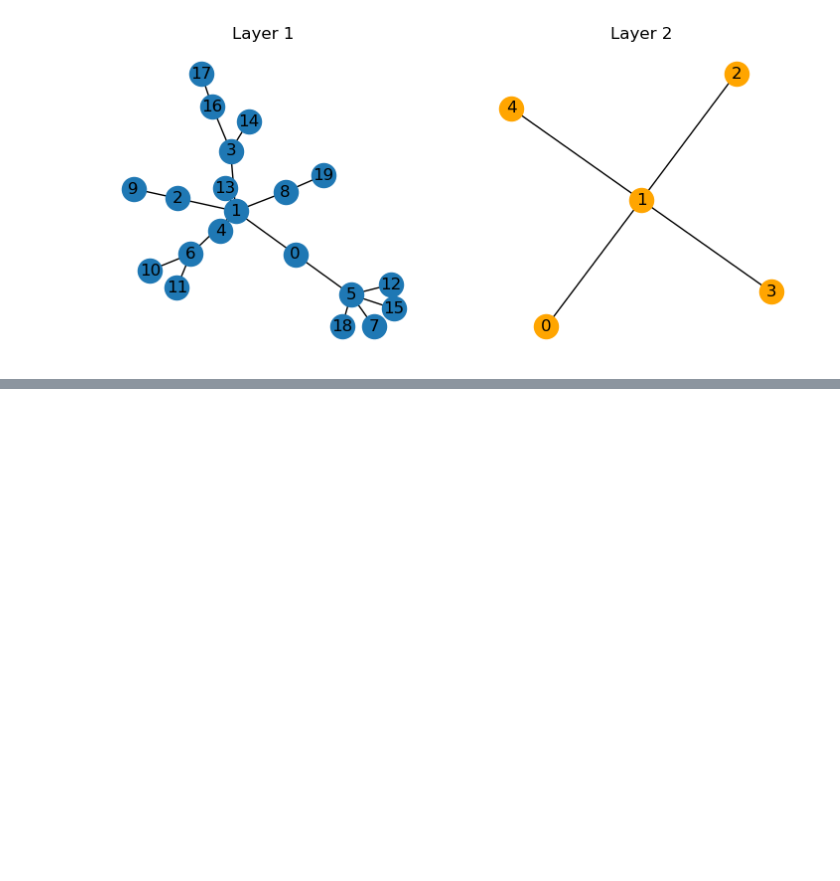
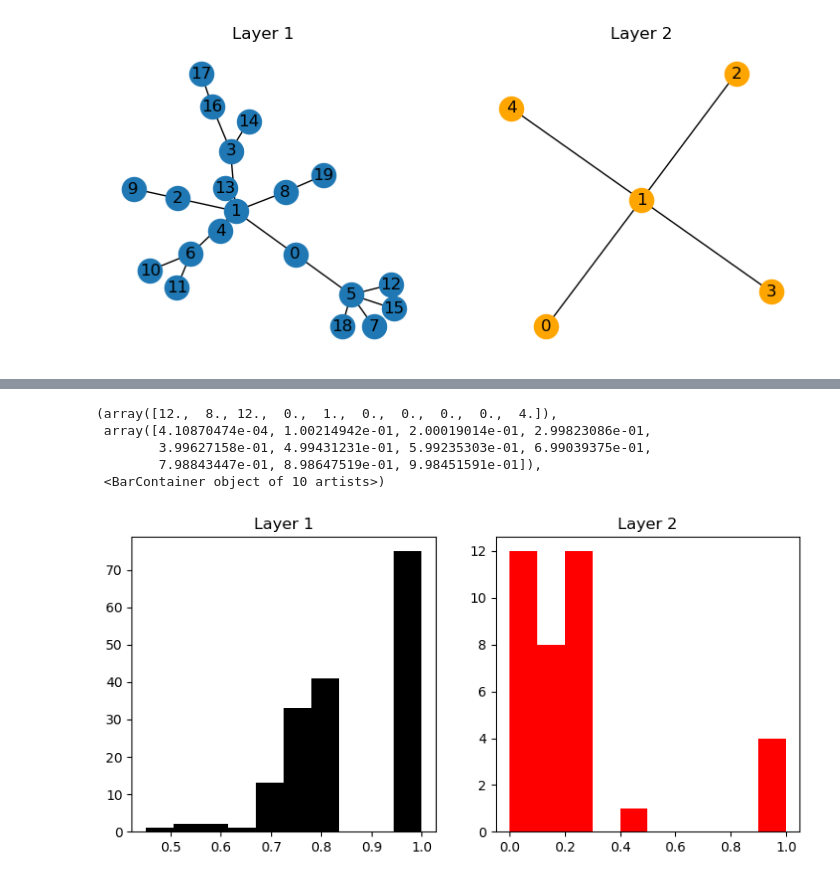
Before and after one commit to kaiser-dan/proj_naive-embedded-reconstruction, a Jupyter notebook: notebooks/ex/SP_n2v_Exp1.ipynb, the cells around one changed output, grey strips where cells are left out. Saved outputs shown, nothing was run; the diff lists cells and outputs as text; code cells hidden in the pictures; blank space fills up the shorter version.

```diff
--- a/notebooks/ex/SP_n2v_Exp1.ipynb
+++ b/notebooks/ex/SP_n2v_Exp1.ipynb
@@ -887,0 +879,16 @@ for c in range(len(component_subgraphs)):
+# %%
+fig=plt.figure(figsize=(9,4))
+ax1=fig.add_subplot(121)
+
+plt.title('Layer 1')
+plt.hist(xtr[:list(ytr).count(1),0],color='k')
+ax2=fig.add_subplot(122)
+plt.title('Layer 2')
+plt.hist(xtr[list(ytr).count(1):,0],color='r')
+# %% [output]
+(array([12.,  8., 12.,  0.,  1.,  0.,  0.,  0.,  0.,  4.]),
+ array([4.10870474e-04, 1.00214942e-01, 2.00019014e-01, 2.99823086e-01,
+        3.99627158e-01, 4.99431231e-01, 5.99235303e-01, 6.99039375e-01,
+        7.98843447e-01, 8.98647519e-01, 9.98451591e-01]),
+ <BarContainer object of 10 artists>)
+[figure, added]
```
Also changed, not shown: parts of 28 cells of this notebook.
